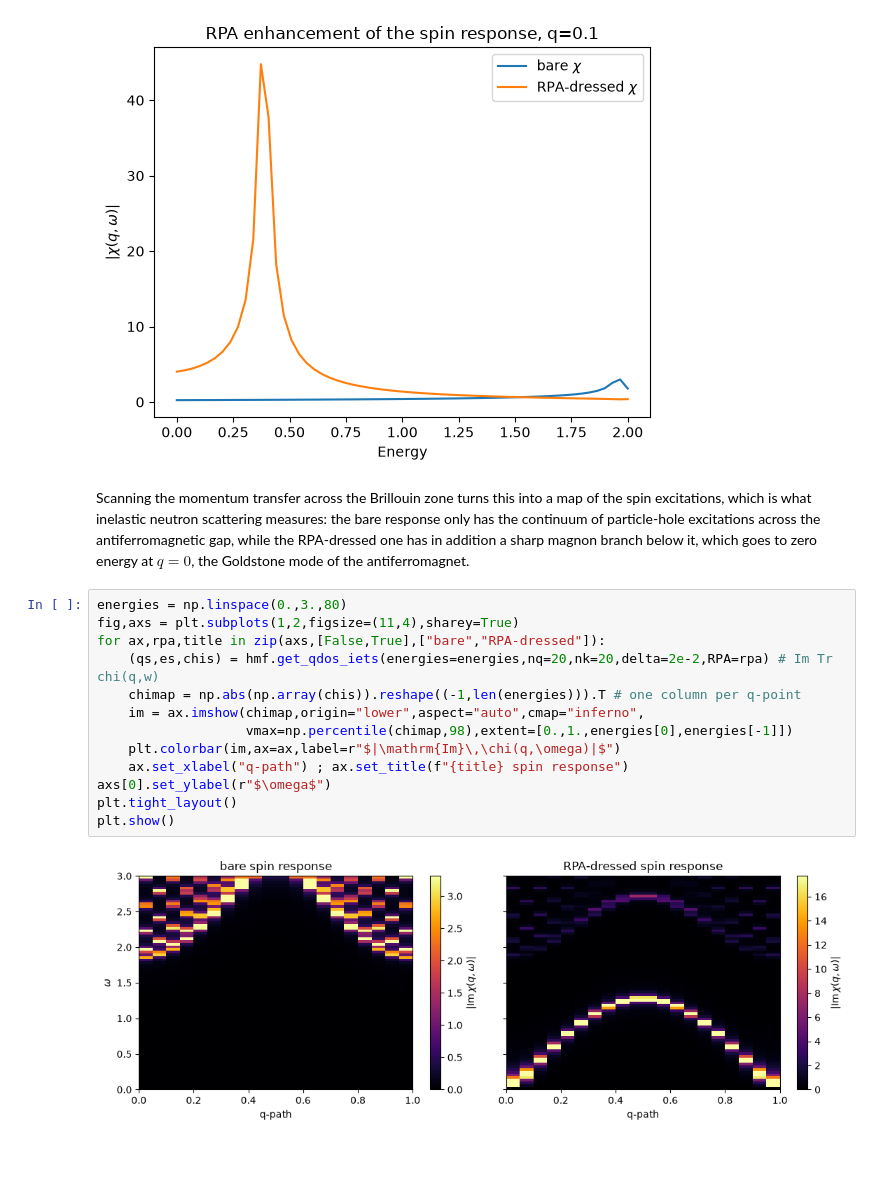
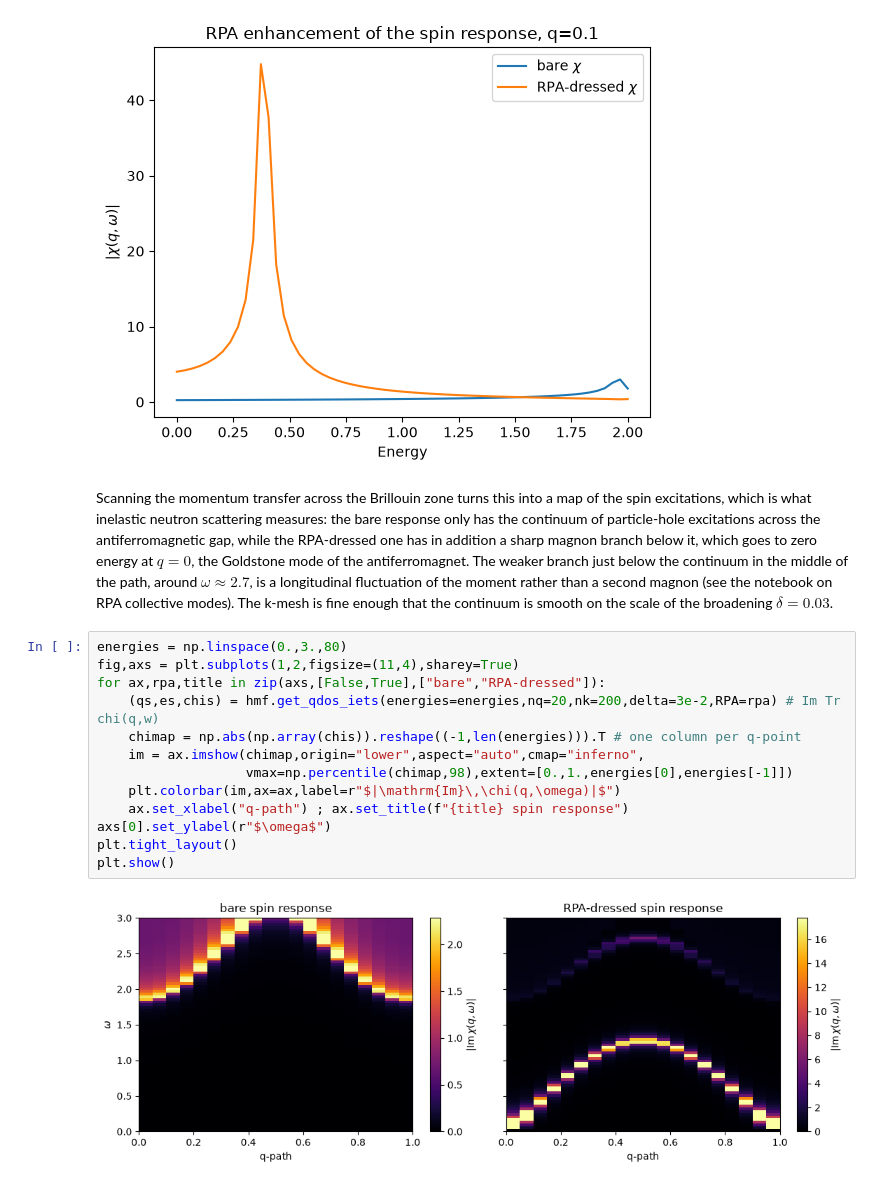
Before and after one commit to joselado/pyqula, a Jupyter notebook: jupyter-notebooks/functionalities/interacting_mean_field_hamiltonians/09_rpa_beyond_onsite.ipynb, the cells around one changed output. Drawn from its saved outputs; the diff is of its cells as text; blank space fills up the shorter version.

```diff
--- a/jupyter-notebooks/functionalities/interacting_mean_field_hamiltonians/09_rpa_beyond_onsite.ipynb
+++ b/jupyter-notebooks/functionalities/interacting_mean_field_hamiltonians/09_rpa_beyond_onsite.ipynb
@@ -41,19 +45,22 @@ Scanning the momentum transfer across the Brillouin zone turns this into a map o
 excitations, which is what inelastic neutron scattering measures: the bare response only has the
 continuum of particle-hole excitations across the antiferromagnetic gap, while the RPA-dressed one
 has in addition a sharp magnon branch below it, which goes to zero energy at $q=0$, the Goldstone
-mode of the antiferromagnet.
+mode of the antiferromagnet. The weaker branch just below the continuum in the
+middle of the path, around $\omega\approx2.7$, is a longitudinal fluctuation of the moment rather
+than a second magnon (see the notebook on RPA collective modes). The k-mesh is fine enough that the
+continuum is smooth on the scale of the broadening $\delta=0.03$.
 # %%
 energies = np.linspace(0.,3.,80)
 fig,axs = plt.subplots(1,2,figsize=(11,4),sharey=True)
 for ax,rpa,title in zip(axs,[False,True],["bare","RPA-dressed"]):
-    (qs,es,chis) = hmf.get_qdos_iets(energies=energies,nq=20,nk=20,delta=2e-2,RPA=rpa) # Im Tr chi(q,w)
+    (qs,es,chis) = hmf.get_qdos_iets(energies=energies,nq=20,nk=200,delta=3e-2,RPA=rpa) # Im Tr chi(q,w)
     chimap = np.abs(np.array(chis)).reshape((-1,len(energies))).T # one column per q-point
     im = ax.imshow(chimap,origin="lower",aspect="auto",cmap="inferno",
                    vmax=np.percentile(chimap,98),extent=[0.,1.,energies[0],energies[-1]])
     plt.colorbar(im,ax=ax,label=r"$|\mathrm{Im}\,\chi(q,\omega)|$")
     ax.set_xlabel("q-path") ; ax.set_title(f"{title} spin response")
 axs[0].set_ylabel(r"$\omega$")
 plt.tight_layout()
 plt.show()
 # %% [output]
-[figure, old version]
+[figure, new version]
```
Also changed, not shown: parts of 5 cells of this notebook, 15 other files.
